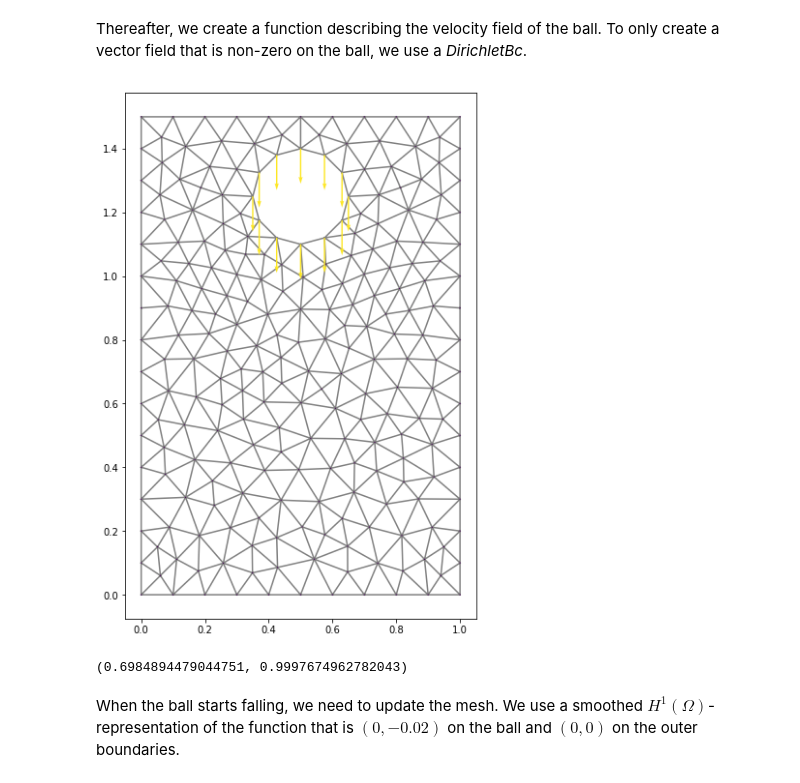
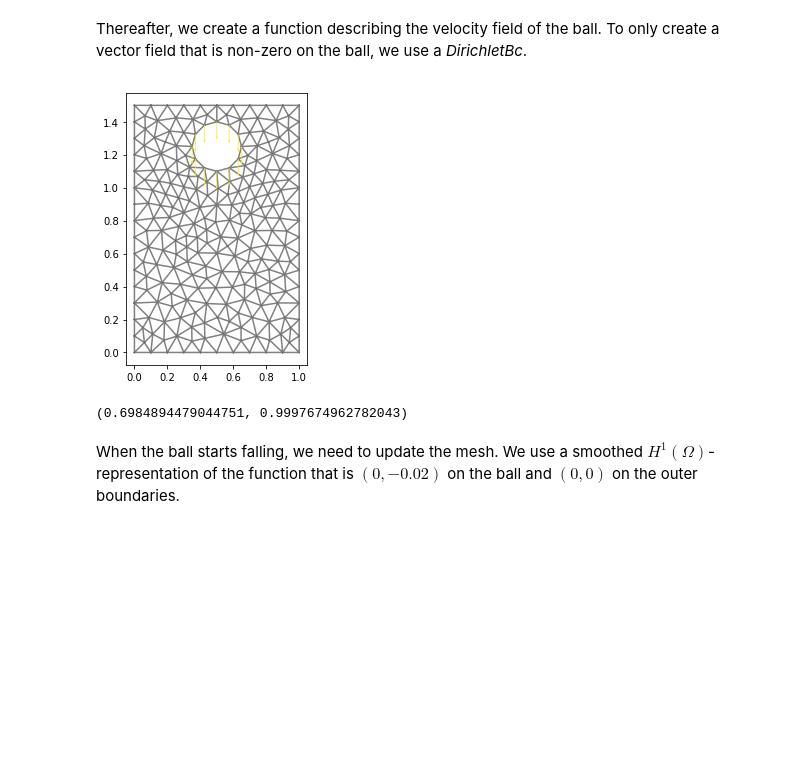
Before and after one commit to jorgensd/MultiMeshShapeOpt_code, a Jupyter notebook: motivation.ipynb, the cells around one changed output. Drawn from its saved outputs; the diff is of its cells as text; code cells hidden in the pictures; blank space fills up the shorter version.

```diff
--- a/motivation.ipynb
+++ b/motivation.ipynb
@@ -33,15 +33,15 @@ is non-zero on the ball, we use a *DirichletBc*.
 # %%
 V = VectorFunctionSpace(mesh, "CG", 1)
 velocity = Function(V)
 bc_v = DirichletBC(V, Constant((0,-0.1)), mf, inner_marker)
 bc_v.apply(velocity.vector())
-plt.figure(figsize=(10,10))
+plt.figure(figsize=(5,5))
 plot(mesh, zorder=0)
 plot(velocity,zorder=1, color="b",scale=1)
 plt.show()
 print(MeshQuality.radius_ratio_min_max(mesh))
 # %% [output]
-[figure, old version]
+[figure, new version]
 (0.6984894479044751, 0.9997674962782043)
 # %% [markdown]
 When the ball starts falling, we need to update the mesh. We use a smoothed $H^1(\Omega)$-representation of the function that is $(0,-0.02)$ on the ball and $(0,0)$ on the outer boundaries.
```
Also changed, not shown: parts of 16 cells of this notebook.
